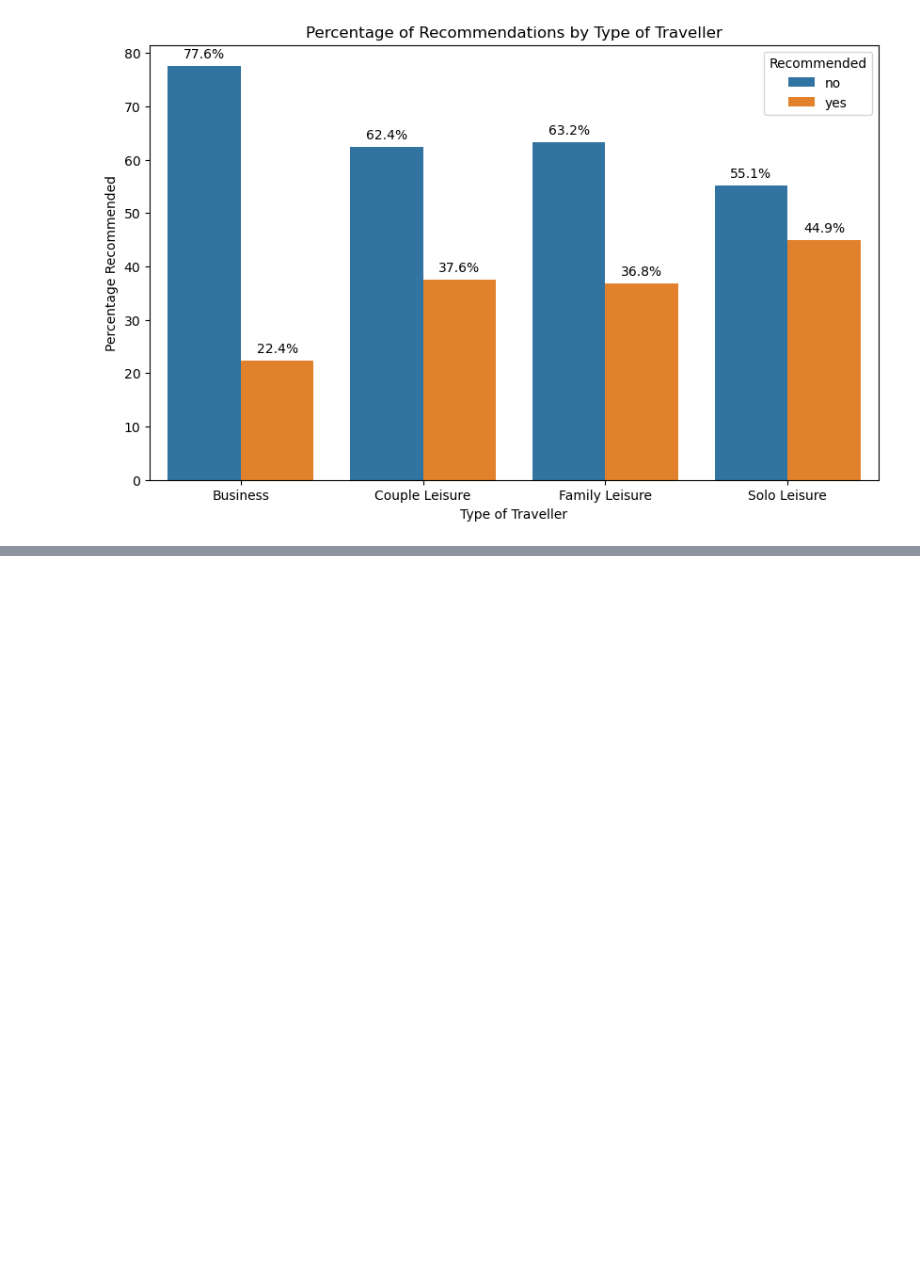
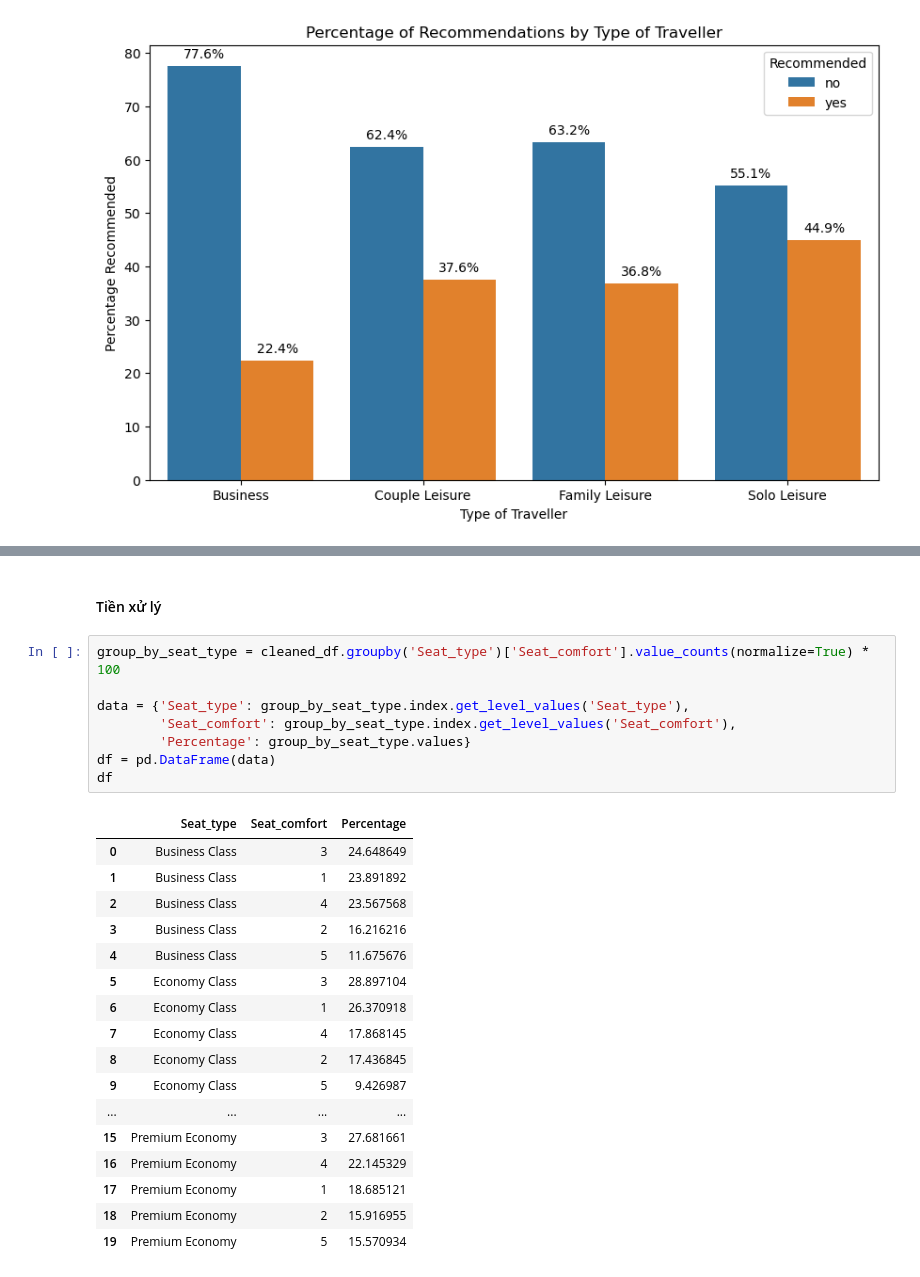
Before and after one commit to NgHuyen137/Intro2DS_Project, a Jupyter notebook: notebooks/3.0-eda.ipynb, the cells around one changed output, grey strips where cells are left out. Saved outputs shown, nothing was run; the diff lists cells and outputs as text; blank space fills up the shorter version.

```diff
--- a/notebooks/3.0-eda.ipynb
+++ b/notebooks/3.0-eda.ipynb
@@ -81,0 +89,28 @@ plt.show()
+# %% [markdown]
+#### Tiền xử lý
+# %%
+group_by_seat_type = cleaned_df.groupby('Seat_type')['Seat_comfort'].value_counts(normalize=True) * 100
+
+data = {'Seat_type': group_by_seat_type.index.get_level_values('Seat_type'),
+        'Seat_comfort': group_by_seat_type.index.get_level_values('Seat_comfort'),
+        'Percentage': group_by_seat_type.values}
+df = pd.DataFrame(data)
+df
+# %% [output]
+|  | Seat_type | Seat_comfort | Percentage |
+| 0 | Business Class | 3 | 24.648649 |
+| 1 | Business Class | 1 | 23.891892 |
+| 2 | Business Class | 4 | 23.567568 |
+| 3 | Business Class | 2 | 16.216216 |
+| 4 | Business Class | 5 | 11.675676 |
+| 5 | Economy Class | 3 | 28.897104 |
+| 6 | Economy Class | 1 | 26.370918 |
+| 7 | Economy Class | 4 | 17.868145 |
+| 8 | Economy Class | 2 | 17.436845 |
+| 9 | Economy Class | 5 | 9.426987 |
+| ... | ... | ... | ... |
+| 15 | Premium Economy | 3 | 27.681661 |
+| 16 | Premium Economy | 4 | 22.145329 |
+| 17 | Premium Economy | 1 | 18.685121 |
+| 18 | Premium Economy | 2 | 15.916955 |
+| 19 | Premium Economy | 5 | 15.570934 |
```
Also changed, not shown: parts of 6 cells of this notebook.
